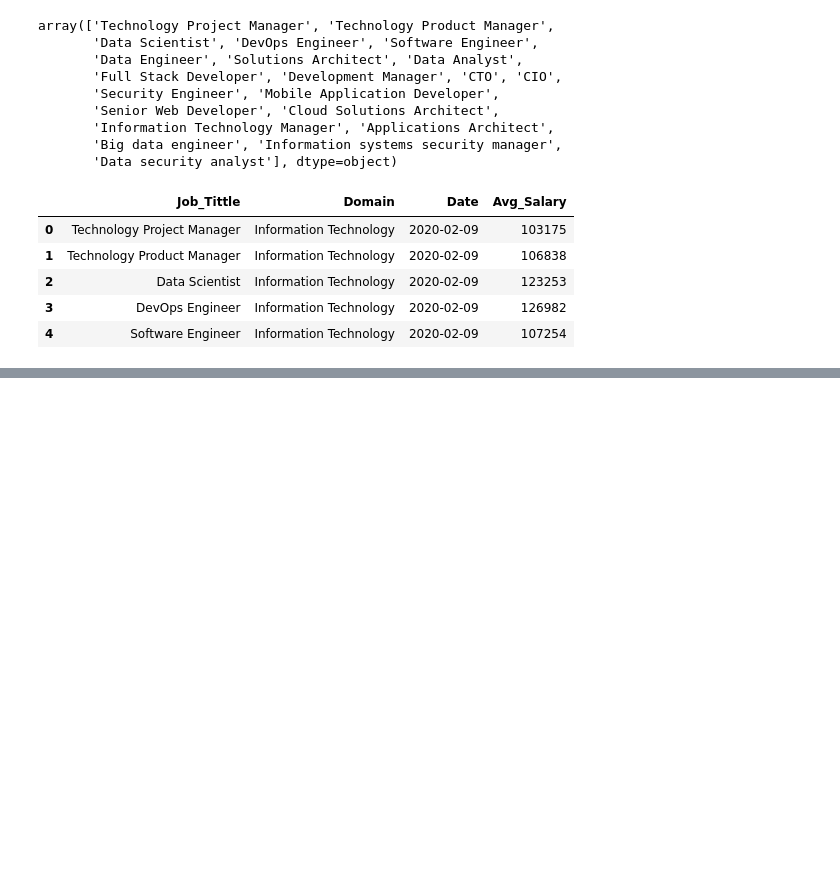
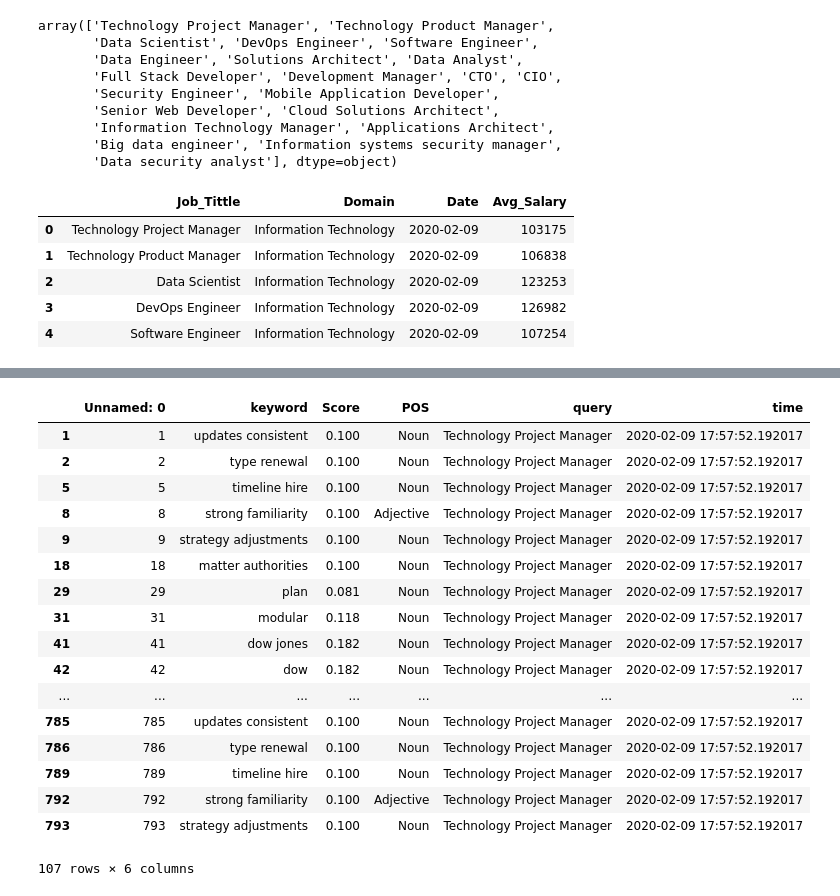
Before and after one commit to dmeyers83/TermEstimate, a Jupyter notebook: coinjoint.ipynb, the cells around one changed output, grey strips where cells are left out. Cells and saved outputs as stored; diff of their text form; code cells hidden in the pictures; blank space fills up the shorter version.

```diff
--- a/coinjoint.ipynb
+++ b/coinjoint.ipynb
@@ -47,0 +45,2 @@ TypeError: 'DataFrame' object is not callable
+# %%
+keyword_df = keyword_df [keyword_df['query']=="Technology Project Manager"]
@@ -47,0 +56,2 @@ TypeError: 'DataFrame' object is not callable
+# %%
+top_20_keywords = df_pm_20["keyword"].unique()
@@ -47,0 +60,22 @@ TypeError: 'DataFrame' object is not callable
+# %%
+
+keyword_df[keyword_df['keyword'].isin(top_20_keywords)]
+# %% [output]
+|  | Unnamed: 0 | keyword | Score | POS | query | time |
+| 1 | 1 | updates consistent | 0.100 | Noun | Technology Project Manager | 2020-02-09 17:57:52.192017 |
+| 2 | 2 | type renewal | 0.100 | Noun | Technology Project Manager | 2020-02-09 17:57:52.192017 |
+| 5 | 5 | timeline hire | 0.100 | Noun | Technology Project Manager | 2020-02-09 17:57:52.192017 |
+| 8 | 8 | strong familiarity | 0.100 | Adjective | Technology Project Manager | 2020-02-09 17:57:52.192017 |
+| 9 | 9 | strategy adjustments | 0.100 | Noun | Technology Project Manager | 2020-02-09 17:57:52.192017 |
+| 18 | 18 | matter authorities | 0.100 | Noun | Technology Project Manager | 2020-02-09 17:57:52.192017 |
+| 29 | 29 | plan | 0.081 | Noun | Technology Project Manager | 2020-02-09 17:57:52.192017 |
+| 31 | 31 | modular | 0.118 | Noun | Technology Project Manager | 2020-02-09 17:57:52.192017 |
+| 41 | 41 | dow jones | 0.182 | Noun | Technology Project Manager | 2020-02-09 17:57:52.192017 |
+| 42 | 42 | dow | 0.182 | Noun | Technology Project Manager | 2020-02-09 17:57:52.192017 |
+| ... | ... | ... | ... | ... | ... | ... |
+| 785 | 785 | updates consistent | 0.100 | Noun | Technology Project Manager | 2020-02-09 17:57:52.192017 |
+| 786 | 786 | type renewal | 0.100 | Noun | Technology Project Manager | 2020-02-09 17:57:52.192017 |
+| 789 | 789 | timeline hire | 0.100 | Noun | Technology Project Manager | 2020-02-09 17:57:52.192017 |
+| 792 | 792 | strong familiarity | 0.100 | Adjective | Technology Project Manager | 2020-02-09 17:57:52.192017 |
+| 793 | 793 | strategy adjustments | 0.100 | Noun | Technology Project Manager | 2020-02-09 17:57:52.192017 |
+107 rows × 6 columns
```
Also changed, not shown: parts of 4 cells of this notebook, 2 other files.
